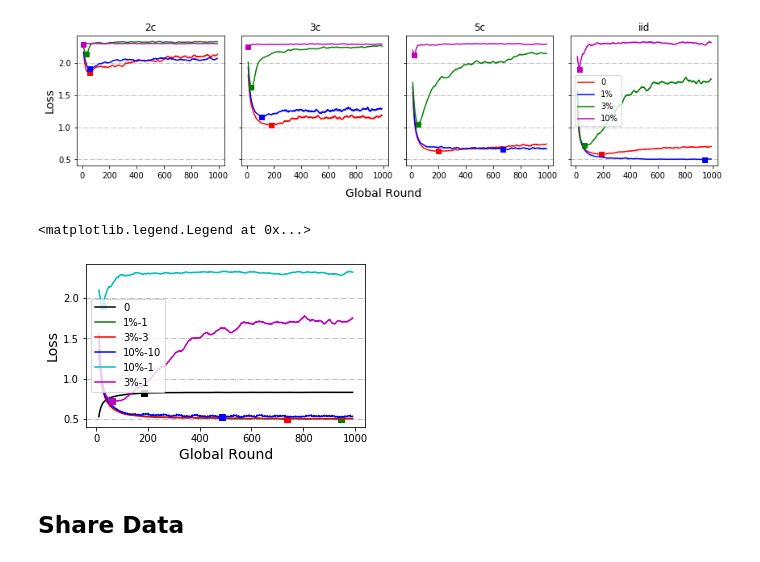
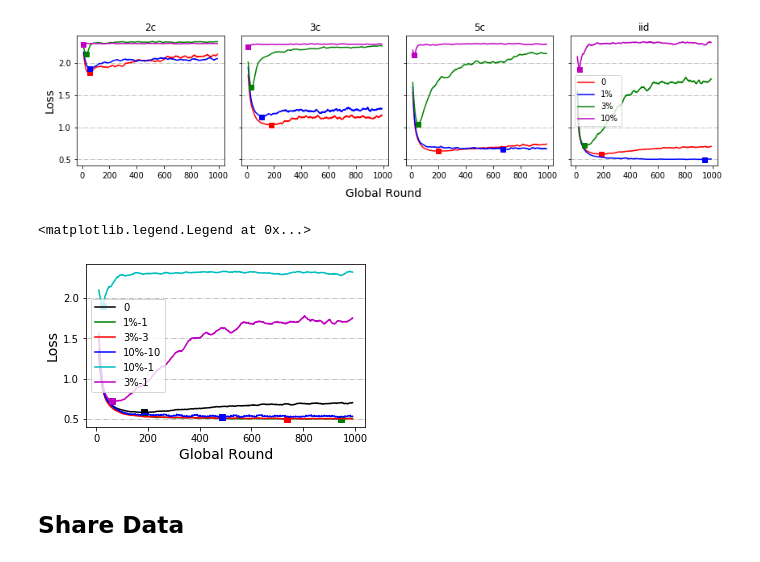
Before and after one commit to Jiarong-L/Thesis2020, a Jupyter notebook: Cifar10/RESULT_40000/Ploting-40k - 副本.ipynb, the cells around one changed output. Cells and saved outputs as stored; diff of their text form; code cells hidden in the pictures.

```diff
--- a/Cifar10/RESULT_40000/Ploting-40k - 副本.ipynb
+++ b/Cifar10/RESULT_40000/Ploting-40k - 副本.ipynb
@@ -220,7 +220,7 @@ for i in range(4):
 #     ax[i].plot(s_epo,s1[2][:1000], label='central',color = 'k')
 
     s1=np.load('40000_central.batch100.es500.npy')
-    (s_mean,s_varience)=windowed(s1[2][:1000],half_window)
+    (s_mean,s_varience)=windowed(s1[1][:1000],half_window)
     (s_loss,_)=windowed(s1[1][:1000],half_window)
     s_epo=[i+half_window+1 for i in range(len(s_mean))]
     ax[i].plot(s_epo,s_mean, label='central',color = 'k')
@@ -340,7 +416,7 @@ plt.show()
 [figure]
 # %%
 s1=np.load(os.path.join(basedir,'iid.10w.40000.loc1.earlystop1000.20200521-172951.npy'))
-(s_mean,s_varience)=windowed(s1[2][:1000],half_window)
+(s_mean,s_varience)=windowed(s1[1][:1000],half_window)
 s_epo=[i+half_window+1 for i in range(len(s_mean))]
 plt.plot(s_epo,s_mean,label = '0',color='k')
 (s_loss,_)=windowed(s1[1][:1000],half_window)
@@ -369,34 +445,34 @@ s_epo=[i+half_window+1 for i in range(len(s_mean))]
 plt.plot(s_epo,s_mean,label = '10%-10',color='b')
 (s_loss,_)=windowed(s1[1][:1000],half_window)
 index_min_loss = min_loss_point(s_loss)
 plt.plot(index_min_loss+half_window+1,s_mean[index_min_loss],'bs')
 
 s1=np.load(os.path.join(basedir,'iid.10w.40000.plus1bad_each4000.loc1.earlystop1000.20200521-152331.npy'))
 (s_mean,s_varience)=windowed(s1[1][:1000],half_window)
 s_epo=[i+half_window+1 for i in range(len(s_mean))]
 plt.plot(s_epo,s_mean,label = '10%-1',color='c')
 (s_loss,_)=windowed(s1[1][:1000],half_window)
 index_min_loss = min_loss_point(s_loss)
 plt.plot(index_min_loss+half_window+1,s_mean[index_min_loss],'cs')
 
 s1=np.load(os.path.join(basedir,'iid.10w.40000.plus1bad_each1200.loc1.earlystop1000.20200523-055848.npy'))
 (s_mean,s_varience)=windowed(s1[1][:1000],half_window)
 s_epo=[i+half_window+1 for i in range(len(s_mean))]
 plt.plot(s_epo,s_mean,label = '3%-1',color='m')
 (s_loss,_)=windowed(s1[1][:1000],half_window)
 index_min_loss = min_loss_point(s_loss)
 plt.plot(index_min_loss+half_window+1,s_mean[index_min_loss],'ms')
 
 plt.gcf().set_size_inches(5, 3)
 
 plt.ylabel('Loss',fontsize=14)
 # plt.ylim([0, 1.1])
 plt.xlabel('Global Round',fontsize=14)
 plt.grid(axis="y",ls='-.')
 plt.legend()
 # %% [output]
 <matplotlib.legend.Legend at 0x...>
-[figure, old version]
+[figure, new version]
 # %% [markdown]
 ## Share Data
 # %%
```
Also changed, not shown: parts of 3 cells of this notebook, 4 other files.
